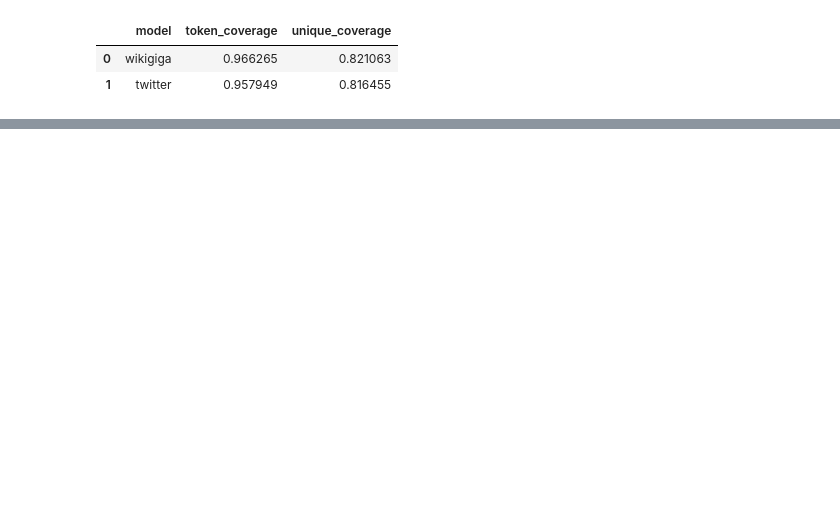
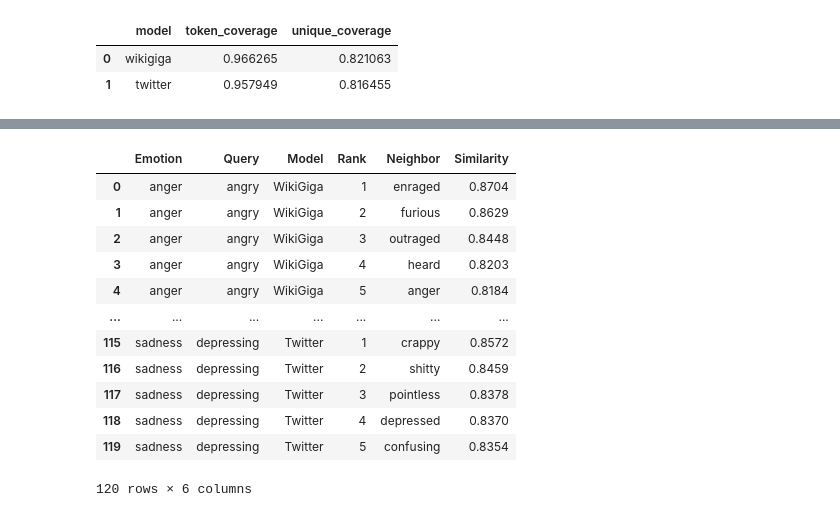
Before and after one commit to samueladrados/nlp_first_assignment, a Jupyter notebook: part2/embed_experiments.ipynb, the cells around one changed output, grey strips where cells are left out. Saved outputs shown, nothing was run; the diff lists cells and outputs as text; code cells hidden in the pictures; blank space fills up the shorter version.

```diff
--- a/part2/embed_experiments.ipynb
+++ b/part2/embed_experiments.ipynb
@@ -108,0 +377,18 @@ e.g. GloVe vs FastText
+# %%
+#checking the words are in both vocabularies
+word_info = []
+
+for emotion, words in emotion_words.items():
+    for word in words:
+
+        word_info.append({
+            "Emotion": emotion,
+            "Word": word,
+            "Frequency": emotion_counts[emotion][word],
+            "WikiGiga": word in wiki.vocab,
+            "Twitter": word in twitter.vocab
+        })
+
+word_df = pd.DataFrame(word_info)
+
+display(word_df)
@@ -108,0 +560,49 @@ e.g. GloVe vs FastText
+# %%
+neighbor_results = []
+
+for emotion, words in emotion_words.items():
+
+    for word in words:
+
+        for model_name, emb_model in models.items():
+
+            neighbors = nearest_neighbors(
+                word,
+                emb_model,
+                k=5
+            )
+
+            if neighbors is None:
+                print(f"{word} not in {model_name} vocabulary")
+                continue
+
+            for rank, (neighbor, similarity) in enumerate(
+                neighbors, start=1
+            ):
+
+                neighbor_results.append({
+                    "Emotion": emotion,
+                    "Query": word,
+                    "Model": model_name,
+                    "Rank": rank,
+                    "Neighbor": neighbor,
+                    "Similarity": similarity
+                })
+
+neighbors_df = pd.DataFrame(neighbor_results)
+
+display(neighbors_df.round(4))
+# %% [output]
+|  | Emotion | Query | Model | Rank | Neighbor | Similarity |
+| 0 | anger | angry | WikiGiga | 1 | enraged | 0.8704 |
+| 1 | anger | angry | WikiGiga | 2 | furious | 0.8629 |
+| 2 | anger | angry | WikiGiga | 3 | outraged | 0.8448 |
+| 3 | anger | angry | WikiGiga | 4 | heard | 0.8203 |
+| 4 | anger | angry | WikiGiga | 5 | anger | 0.8184 |
+| ... | ... | ... | ... | ... | ... | ... |
+| 115 | sadness | depressing | Twitter | 1 | crappy | 0.8572 |
+| 116 | sadness | depressing | Twitter | 2 | shitty | 0.8459 |
+| 117 | sadness | depressing | Twitter | 3 | pointless | 0.8378 |
+| 118 | sadness | depressing | Twitter | 4 | depressed | 0.8370 |
+| 119 | sadness | depressing | Twitter | 5 | confusing | 0.8354 |
+120 rows × 6 columns
```
Also changed, not shown: parts of 31 cells of this notebook.
